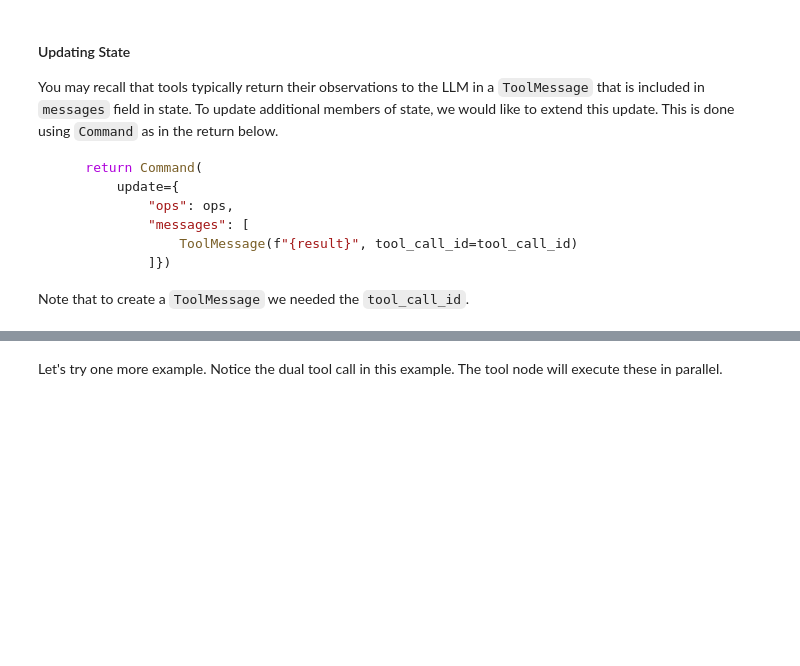
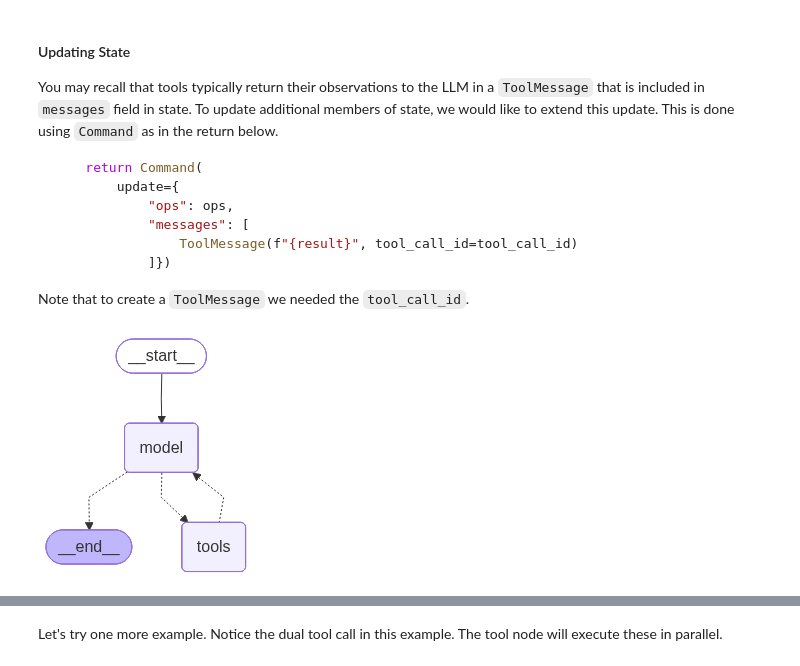
Before and after one commit to MuhammadUmerKhan/GenAI-AgenticAI-MCP-Tutorials, a Jupyter notebook: LangChain Academy Course/deep_agents/notebooks/0_create_agent.ipynb, the cells around one changed output, grey strips where cells are left out. Drawn from its saved outputs; the diff is of its cells as text; code cells hidden in the pictures; blank space fills up the shorter version.

Commit message:
deep agent -> In Progress

```diff
--- a/LangChain Academy Course/deep_agents/notebooks/0_create_agent.ipynb
+++ b/LangChain Academy Course/deep_agents/notebooks/0_create_agent.ipynb
@@ -516,12 +516,16 @@ model = init_chat_model(model="openai:gpt-4o-mini", temperature=0.0)
 tools = [calculator_wstate]  # new tool
 
 # Create agent
-# agent = create_agent(
-#     model,
-#     tools,
-#     system_prompt=SYSTEM_PROMPT,
-#     state_schema=CalcState,  # now defining state scheme
-# ).with_config({"recursion_limit": 20})  #recursion_limit limits the number of steps the agent will run
+agent = create_agent(
+    model,
+    tools,
+    system_prompt=SYSTEM_PROMPT,
+    state_schema=CalcState,  # now defining state scheme
+).with_config({"recursion_limit": 20})  #recursion_limit limits the number of steps the agent will run
+# %%
+display(Image(agent.get_graph(xray=True).draw_mermaid_png()))
+# %% [output]
+[figure, added]
 # %%
 # Example usage
 result2 = agent.invoke(
```
Also changed, not shown: parts of 5 cells of this notebook, 2 other files.
